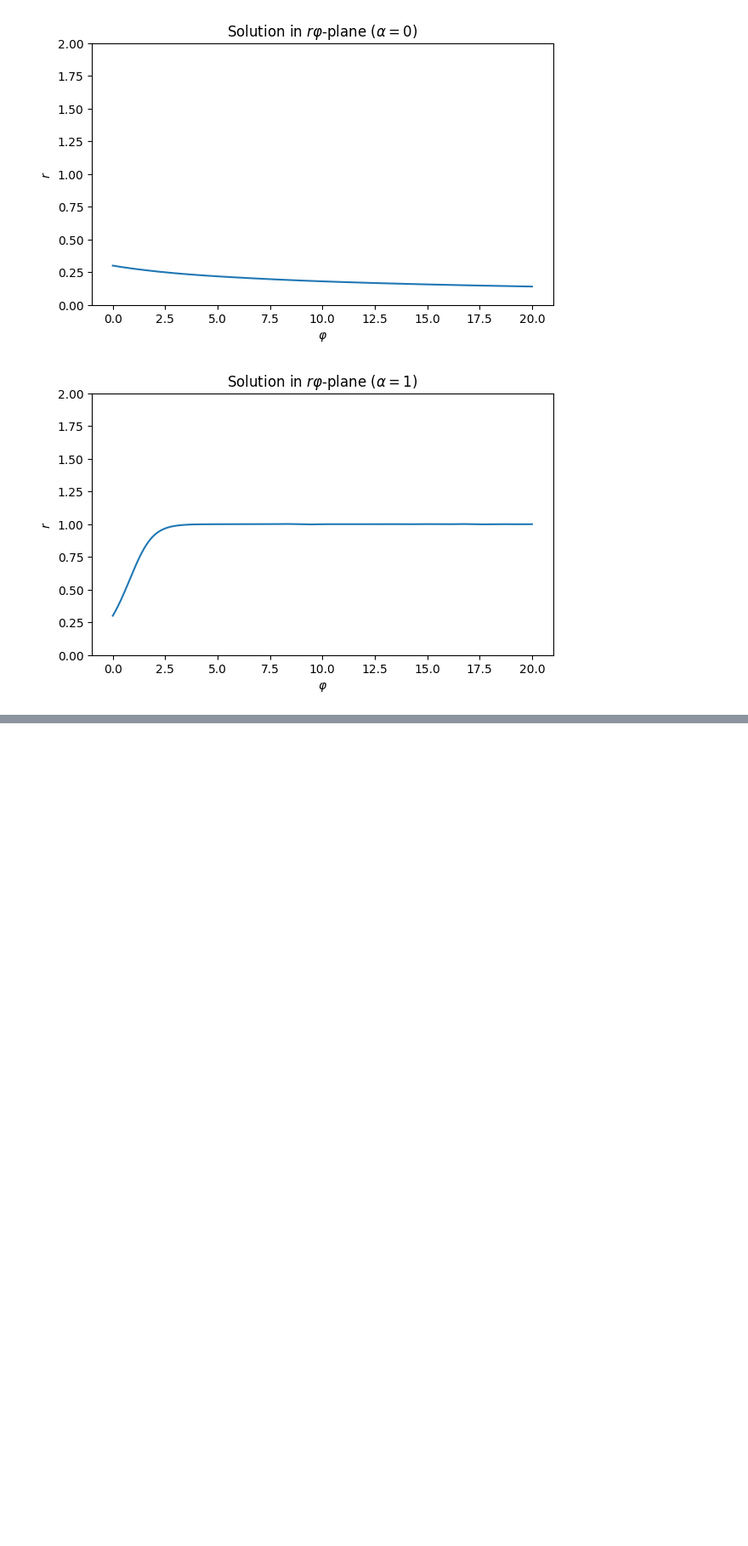
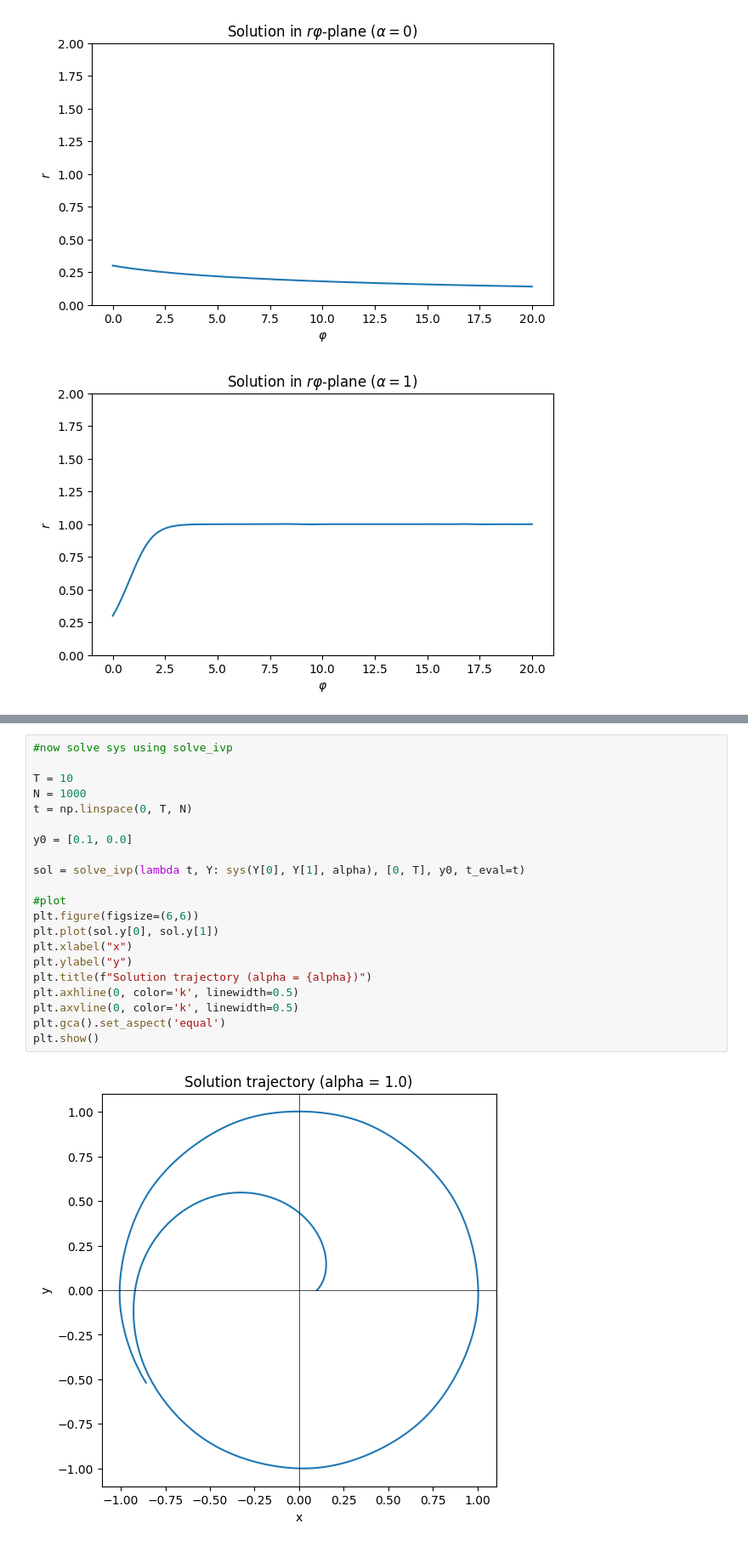
Before and after one commit to mohdkashifansari/Optimisation_and_Numerical_Analysis_Techniques, a Jupyter notebook: ADE/Tut10.ipynb, the cells around one changed output, grey strips where cells are left out. Shown at 85% size. Drawn from its saved outputs; the diff is of its cells as text; blank space fills up the shorter version.

```diff
--- a/ADE/Tut10.ipynb
+++ b/ADE/Tut10.ipynb
@@ -57,0 +88,23 @@ for alpha in alpha_vals:
+# %%
+#now solve sys using solve_ivp
+
+T = 10
+N = 1000
+t = np.linspace(0, T, N)
+
+y0 = [0.1, 0.0]
+
+sol = solve_ivp(lambda t, Y: sys(Y[0], Y[1], alpha), [0, T], y0, t_eval=t)
+
+#plot
+plt.figure(figsize=(6,6))
+plt.plot(sol.y[0], sol.y[1])
+plt.xlabel("x")
+plt.ylabel("y")
+plt.title(f"Solution trajectory (alpha = {alpha})")
+plt.axhline(0, color='k', linewidth=0.5)
+plt.axvline(0, color='k', linewidth=0.5)
+plt.gca().set_aspect('equal')
+plt.show()
+# %% [output]
+[figure, added]
```
Also changed, not shown: parts of 2 cells of this notebook, 15 other files.
